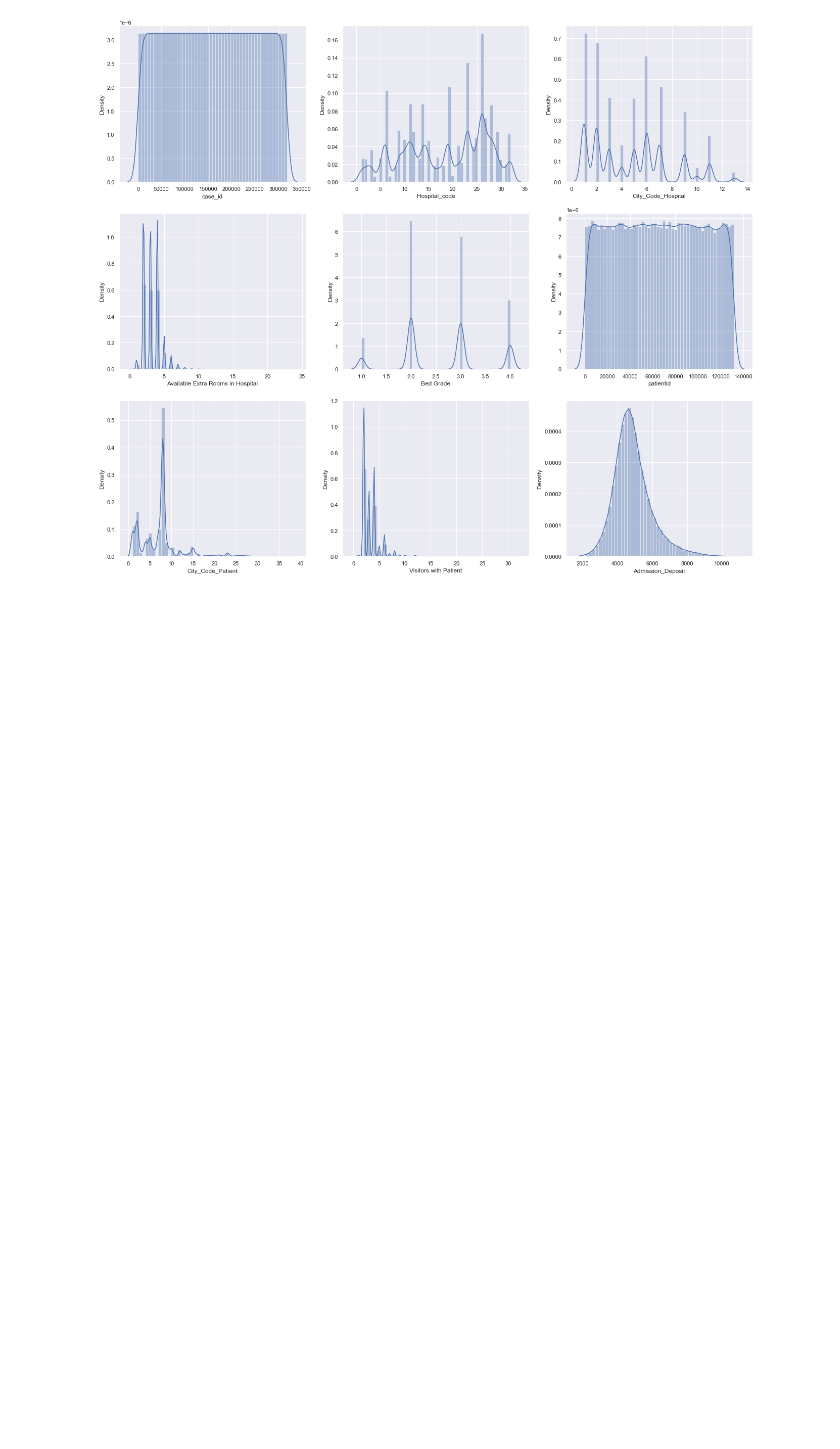
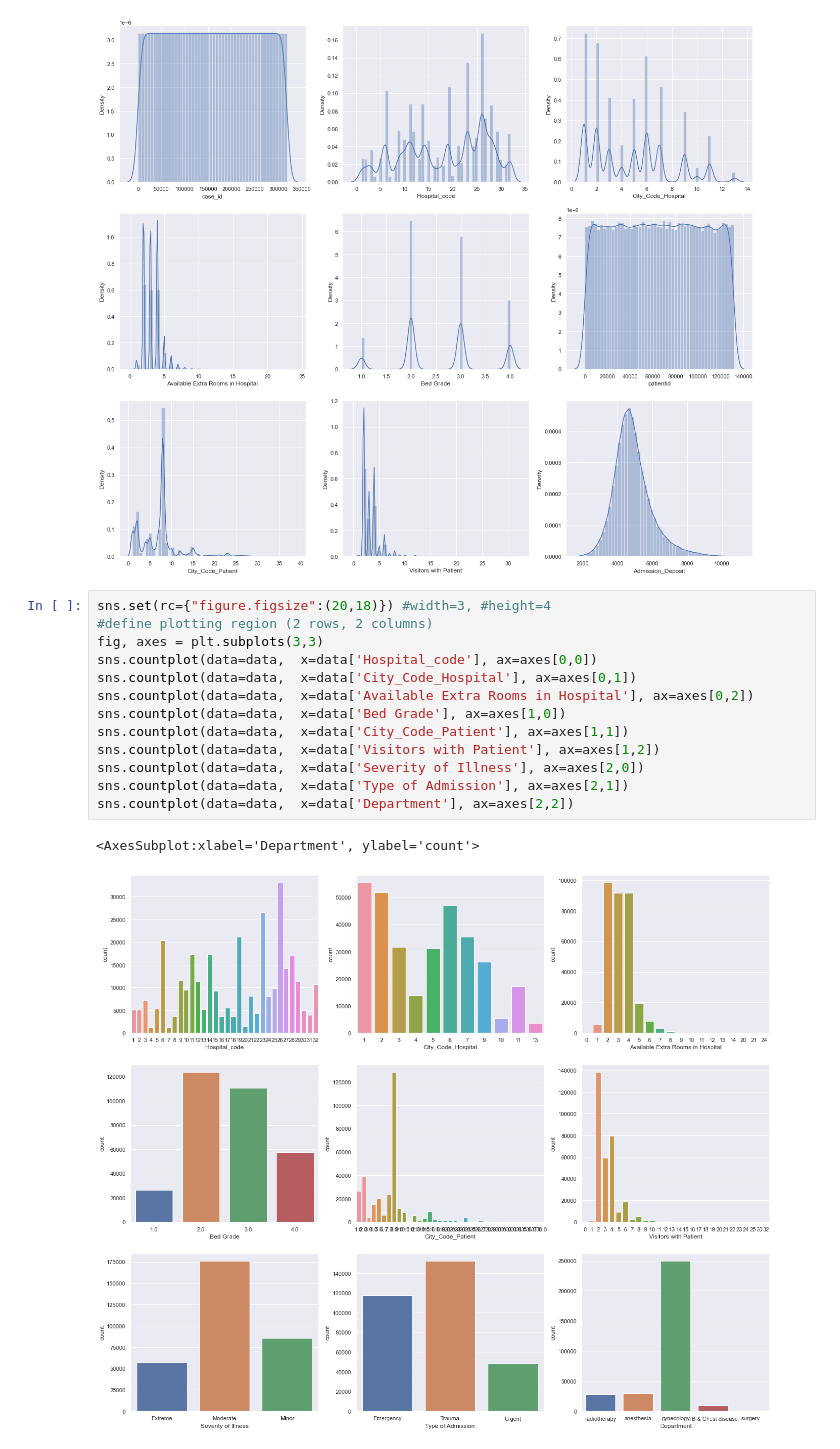
Before and after one commit to georgespap/healthcare_covid19, a Jupyter notebook: E.D.A (Explarotary Data Analysis)/EDA (Explarotary Data Analysis).ipynb, the cells around one changed output. Cells and saved outputs as stored; diff of their text form; blank space fills up the shorter version.

```diff
--- a/E.D.A (Explarotary Data Analysis)/EDA (Explarotary Data Analysis).ipynb
+++ b/E.D.A (Explarotary Data Analysis)/EDA (Explarotary Data Analysis).ipynb
@@ -412,3 +424,19 @@ sns.distplot(data['Admission_Deposit'], ax=axes[2,2])
 # %% [output]
 <AxesSubplot:xlabel='Admission_Deposit', ylabel='Density'>
 [figure]
+# %%
+sns.set(rc={"figure.figsize":(20,18)}) #width=3, #height=4
+#define plotting region (2 rows, 2 columns)
+fig, axes = plt.subplots(3,3)
+sns.countplot(data=data,  x=data['Hospital_code'], ax=axes[0,0])
+sns.countplot(data=data,  x=data['City_Code_Hospital'], ax=axes[0,1])
+sns.countplot(data=data,  x=data['Available Extra Rooms in Hospital'], ax=axes[0,2])
+sns.countplot(data=data,  x=data['Bed Grade'], ax=axes[1,0])
+sns.countplot(data=data,  x=data['City_Code_Patient'], ax=axes[1,1])
+sns.countplot(data=data,  x=data['Visitors with Patient'], ax=axes[1,2])
+sns.countplot(data=data,  x=data['Severity of Illness'], ax=axes[2,0])
+sns.countplot(data=data,  x=data['Type of Admission'], ax=axes[2,1])
+sns.countplot(data=data,  x=data['Department'], ax=axes[2,2])
+# %% [output]
+<AxesSubplot:xlabel='Department', ylabel='count'>
+[figure, added]
```
Also changed, not shown: parts of 4 cells of this notebook, 1 other file.
